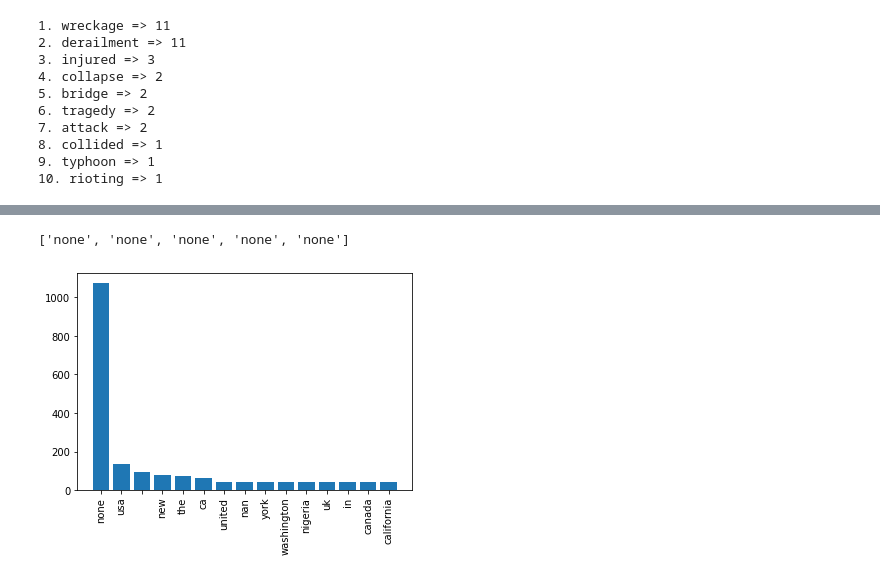
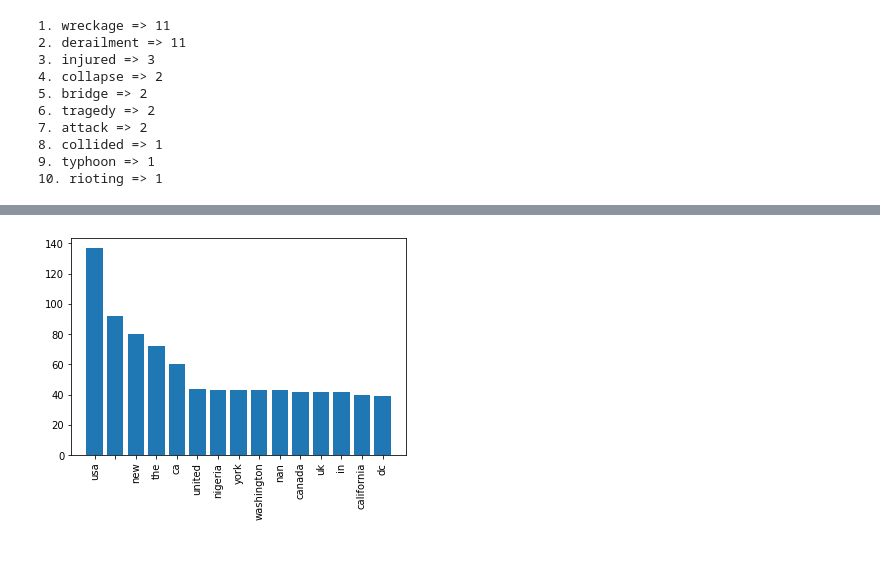
Before and after one commit to andro095/Data-Science, a Jupyter notebook: Project2/Project2_Analisis.ipynb, the cells around one changed output, grey strips where cells are left out. Saved outputs shown, nothing was run; the diff lists cells and outputs as text; code cells hidden in the pictures.

Commit message:
histograma location

```diff
--- a/Project2/Project2_Analisis.ipynb
+++ b/Project2/Project2_Analisis.ipynb
@@ -197,6 +195,6 @@ generate_histogramas(data_tw, 'keyword', ' ')
 [figure]
-# %%
-generate_histogramas(data_tw, 'location', ' ')
-# %% [output]
-['none', 'none', 'none', 'none', 'none']
-[figure, removed]
+# %%
+data_location = data_tw.dropna()[data_tw.location != 'none']
+generate_histogramas(data_location, 'location', ' ')
+# %% [output]
+[figure, added]
```
Also changed, not shown: parts of 4 cells of this notebook.
